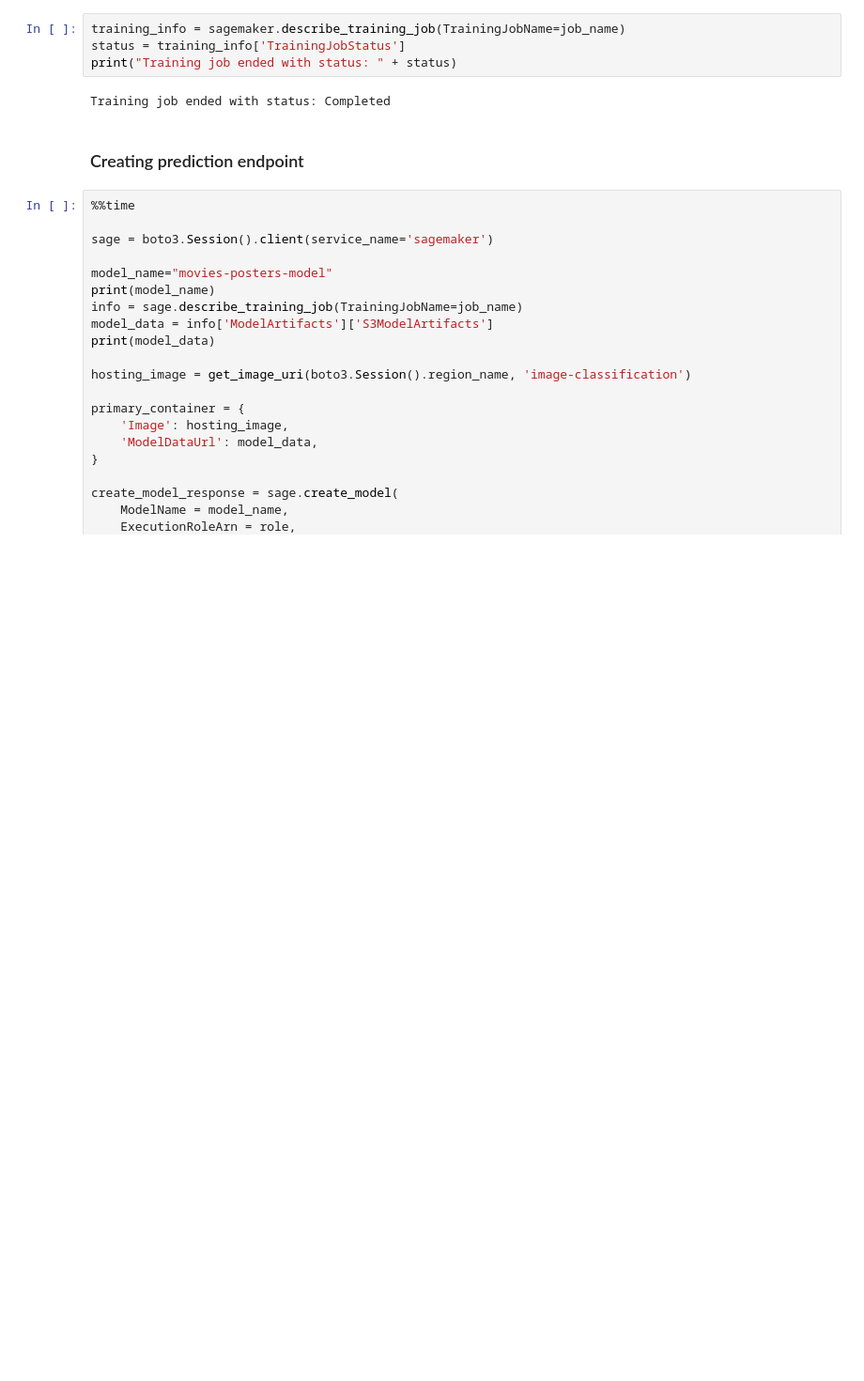
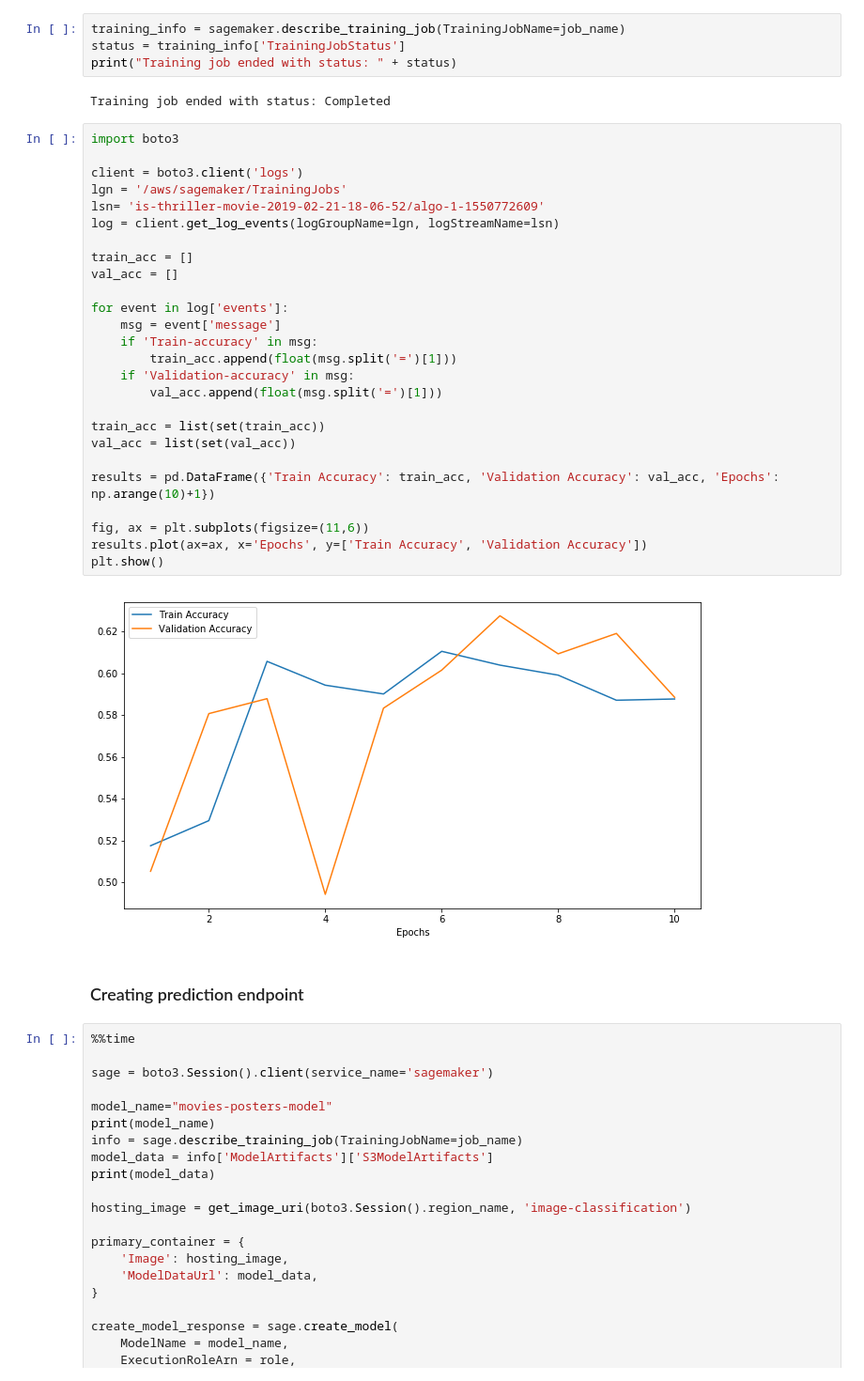
Before and after one commit to FraPochetti/KagglePlaygrounds, a Jupyter notebook: is-this-movie-a-thriller.ipynb, the cells around one changed output. Shown at 94% size. Saved outputs shown, nothing was run; the diff lists cells and outputs as text; blank space fills up the shorter version.

Commit message:
added train-validation plot

```diff
--- a/is-this-movie-a-thriller.ipynb
+++ b/is-this-movie-a-thriller.ipynb
@@ -445,6 +445,34 @@ status = training_info['TrainingJobStatus']
 print("Training job ended with status: " + status)
 # %% [output]
 Training job ended with status: Completed
+# %%
+import boto3
+
+client = boto3.client('logs')
+lgn = '/aws/sagemaker/TrainingJobs'
+lsn= 'is-thriller-movie-2019-02-21-18-06-52/algo-1-1550772609'
+log = client.get_log_events(logGroupName=lgn, logStreamName=lsn)
+
+train_acc = []
+val_acc = []
+
+for event in log['events']:
+    msg = event['message']
+    if 'Train-accuracy' in msg:
+        train_acc.append(float(msg.split('=')[1]))
+    if 'Validation-accuracy' in msg:
+        val_acc.append(float(msg.split('=')[1]))
+
+train_acc = list(set(train_acc))
+val_acc = list(set(val_acc))
+
+results = pd.DataFrame({'Train Accuracy': train_acc, 'Validation Accuracy': val_acc, 'Epochs': np.arange(10)+1})
+
+fig, ax = plt.subplots(figsize=(11,6))
+results.plot(ax=ax, x='Epochs', y=['Train Accuracy', 'Validation Accuracy'])
+plt.show()
+# %% [output]
+[figure, added]
 # %% [markdown]
 ### Creating prediction endpoint
 # %%
```
